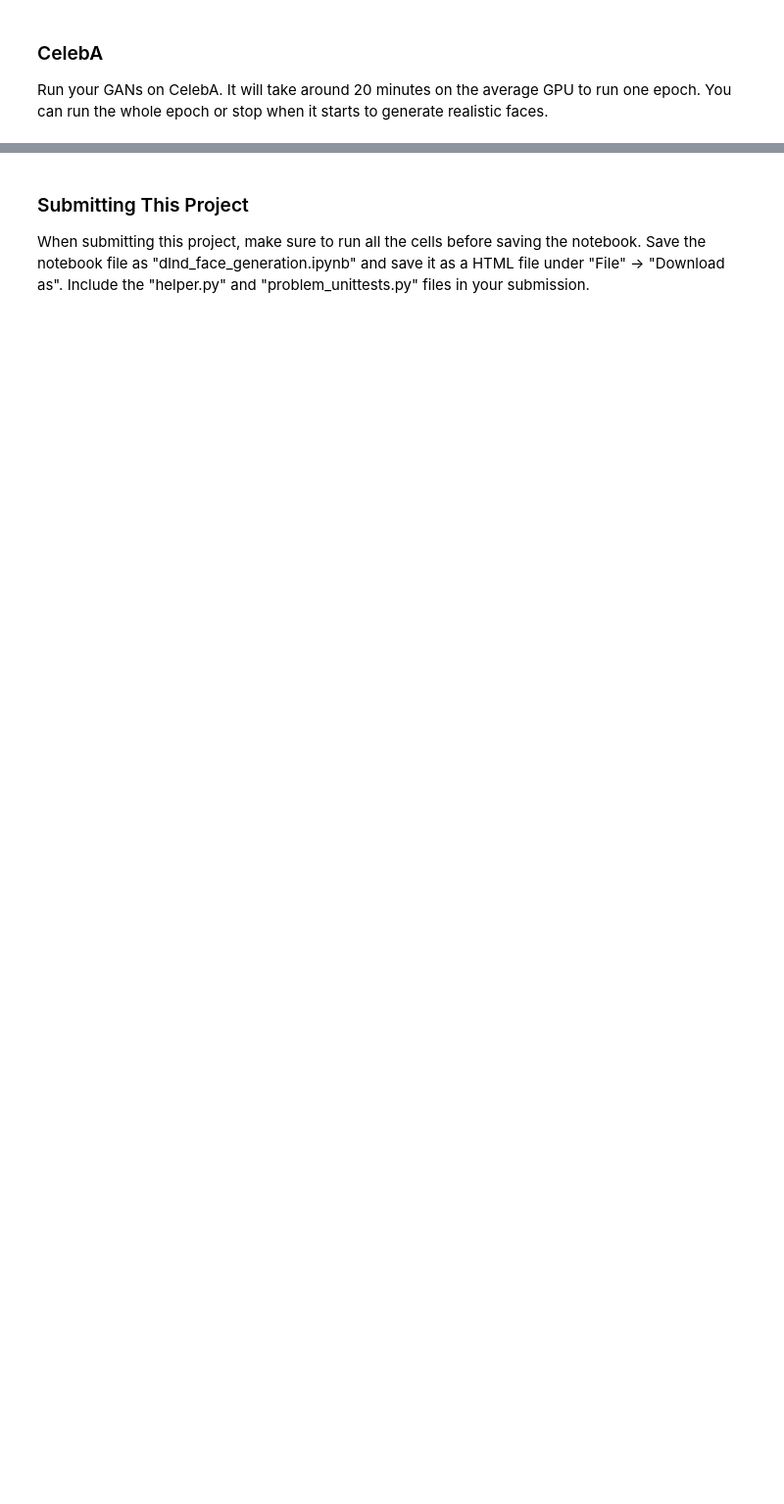
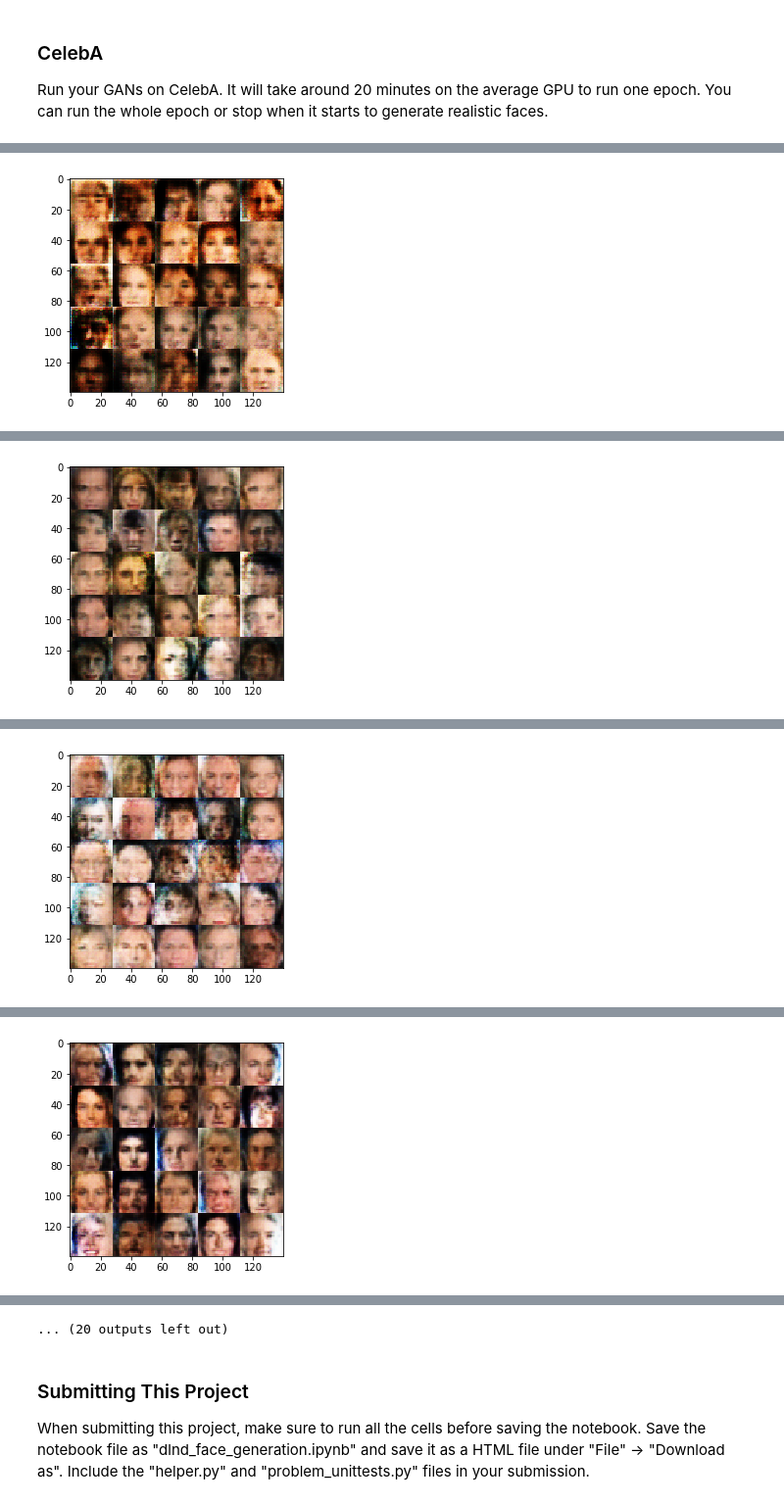
Before and after one commit to pabgonza/deep-learning, a Jupyter notebook: face_generation/dlnd_face_generation-pablo.ipynb, the cells around one changed output, grey strips where cells are left out. Shown at 98% size. Cells and saved outputs as stored; diff of their text form; code cells hidden in the pictures; blank space fills up the shorter version.

```diff
--- a/face_generation/dlnd_face_generation-pablo.ipynb
+++ b/face_generation/dlnd_face_generation-pablo.ipynb
@@ -460,10 +527,10 @@ KeyboardInterrupt:
 ### CelebA
 Run your GANs on CelebA.  It will take around 20 minutes on the average GPU to run one epoch.  You can run the whole epoch or stop when it starts to generate realistic faces.
 # %%
-batch_size = None
-z_dim = None
-learning_rate = None
-beta1 = None
+batch_size = 32
+z_dim = 100
+learning_rate = 0.0002
+beta1 = 0.5
 
 
 """
@@ -475,3 +542,4 @@ celeba_dataset = helper.Dataset('celeba', glob(os.path.join(data_dir, 'img_align
 with tf.Graph().as_default():
     train(epochs, batch_size, z_dim, learning_rate, beta1, celeba_dataset.get_batches,
           celeba_dataset.shape, celeba_dataset.image_mode)
+# %% [output]
@@ -477,0 +556 @@ with tf.Graph().as_default():
+[figure, added]
@@ -477,0 +567 @@ with tf.Graph().as_default():
+[figure, added]
@@ -477,0 +578 @@ with tf.Graph().as_default():
+[figure, added]
@@ -477,0 +589 @@ with tf.Graph().as_default():
+[figure, added]
@@ -478,3 +612,4 @@ with tf.Graph().as_default():
+... (20 outputs left out)
 # %% [markdown]
 ### Submitting This Project
 When submitting this project, make sure to run all the cells before saving the notebook. Save the notebook file as "dlnd_face_generation.ipynb" and save it as a HTML file under "File" -> "Download as". Include the "helper.py" and "problem_unittests.py" files in your submission.
```
Also changed, not shown: parts of 13 cells of this notebook, 1 other file.
